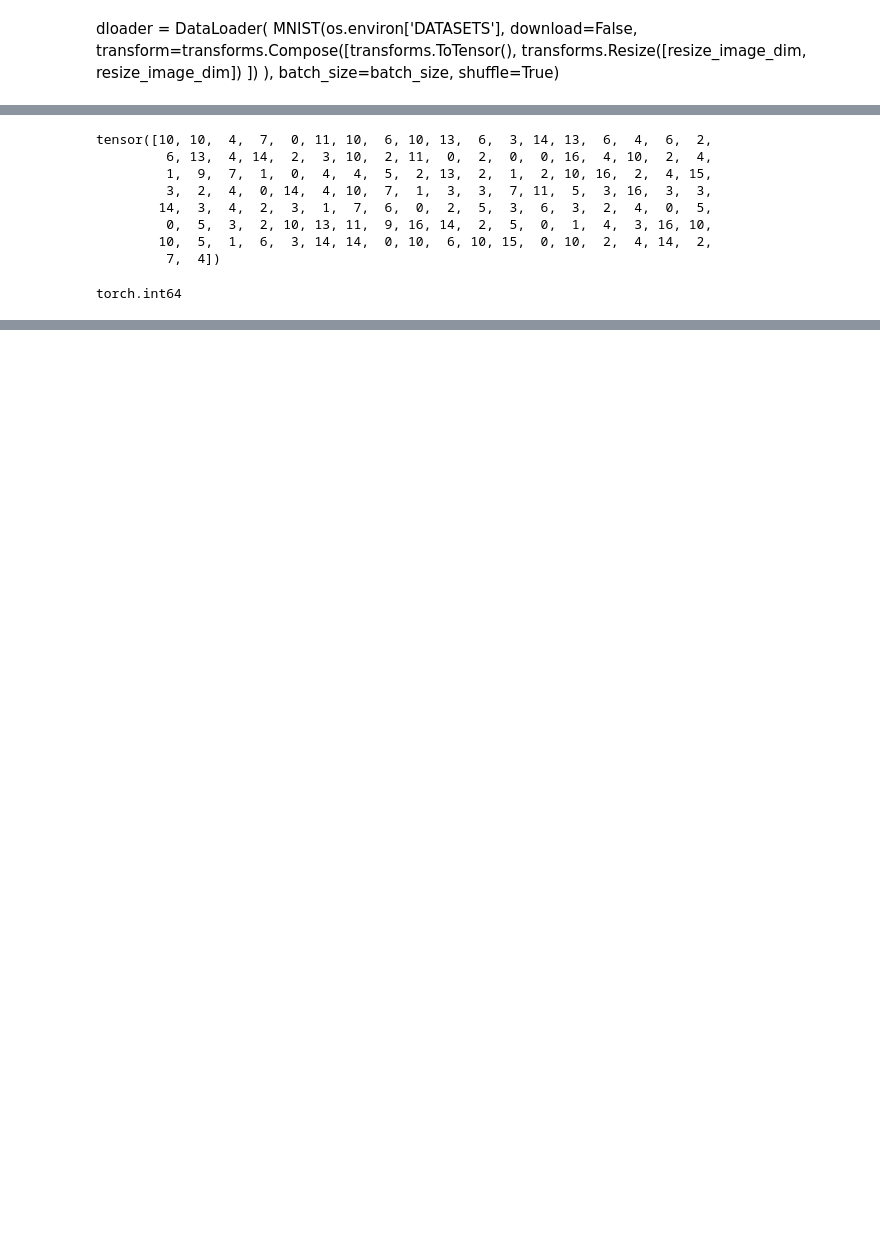
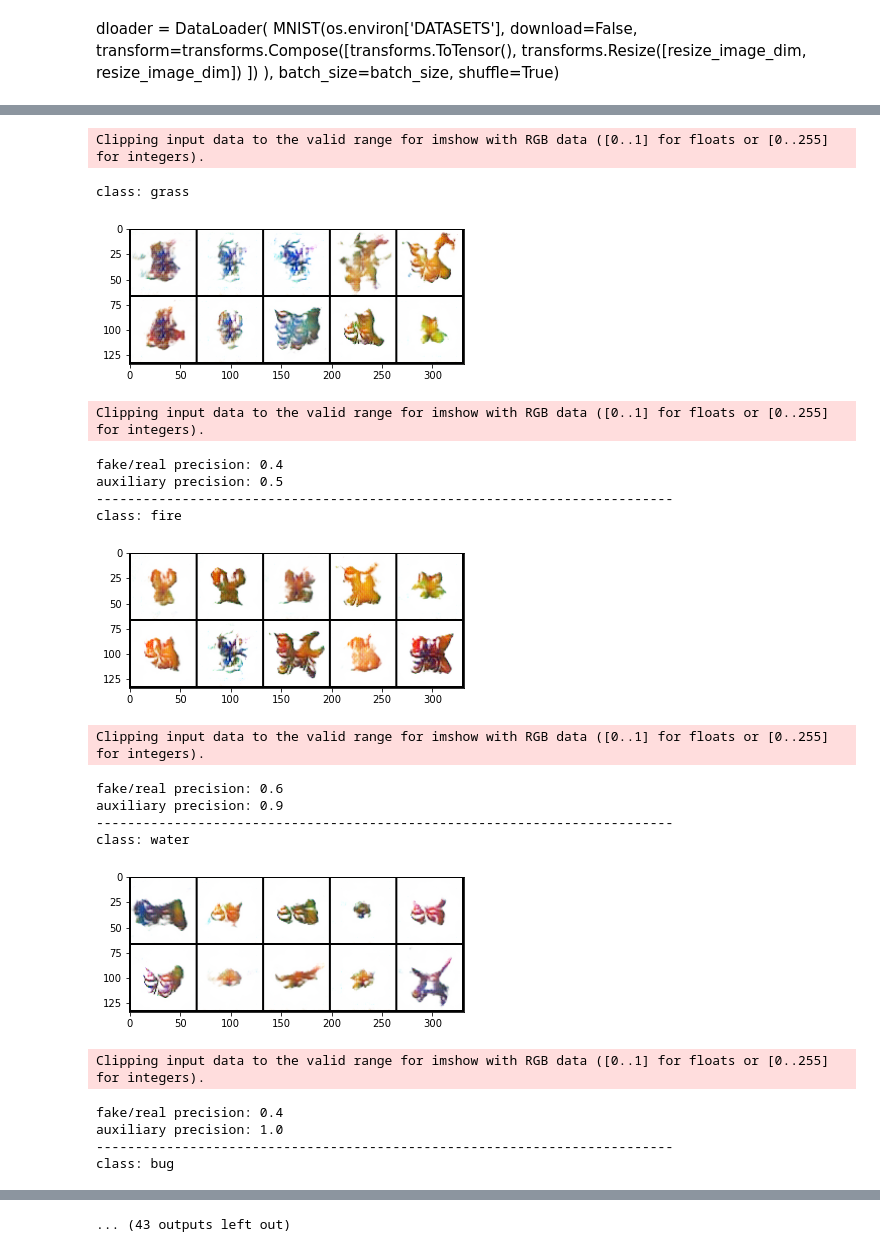
Before and after one commit to BenoitLeguay/GAN_IconClass, a Jupyter notebook: ACGAN.ipynb, the cells around one changed output, grey strips where cells are left out. Cells and saved outputs as stored; diff of their text form; code cells hidden in the pictures; blank space fills up the shorter version.

```diff
--- a/ACGAN.ipynb
+++ b/ACGAN.ipynb
@@ -61,19 +82,22 @@ tensor([ 2,  0,  3, 13,  7, 11, 10,  4,  9,  1,  3,  3,  7,  4,  6,  0,  3,  2,
 # %%
-betas = (.5, .999)
+betas = {'1': .5, '2': .999}
 n_channel = 1 if greyscale else 3
-n_feature = 64
+n_feature = 32
 z_dim = 100
 n_classes = len(dset.label_map)
+load_inception = False
 
-params = {'gen': {'n_feature': n_feature,
-                  'n_channel': n_channel,
+params = {'gen': {'n_feature': int(n_feature),
+                  'n_channel': int(n_channel),
                   'lr': 1e-4,
                   'betas': betas},
-          'disc': {'n_channel': n_channel,
-                   'n_feature': n_feature,
+          'disc': {'n_channel': int(n_channel),
+                   'n_feature': int(n_feature),
                    'lr': 1e-4,
                    'betas': betas},
-          'z_dim': z_dim,
-          'n_conv_block': n_conv_block,
-          'n_classes': n_classes
+          'z_dim': int(z_dim),
+          'n_conv_block': int(n_conv_block),
+          'n_classes': int(n_classes),
+          'dataset': dset.describe(),
+          'batch_size': int(batch_size)
          }
@@ -89,5 +117,5 @@ RESUMING TRAINING...
 # %%
 gan.init_tensorboard(main_dir='runs', subdir=gan_id, port=8008)
 # %%
-gan.train(n_epoch=1000, dataloader=dloader, gan_id=gan_id)
+gan.train(n_epoch=1000, dataloader=dloader, gan_id=gan_id+'checkpointmode')
 # %% [markdown]
@@ -95,7 +122,0 @@ gan.train(n_epoch=1000, dataloader=dloader, gan_id=gan_id)
-# %%
-being_class = 1
-print(f"class: {dset.label_map[being_class]}")
-fakes, classes = gan.generate_fake(10, train=False, being_class=being_class)
-
-
-show_tensor_images(fakes)
@@ -127,15 +123,33 @@ _, real_aux = gan.discriminator(images.to(var.device))
-# %%
-labels
-# %% [output]
-tensor([10, 10,  4,  7,  0, 11, 10,  6, 10, 13,  6,  3, 14, 13,  6,  4,  6,  2,
-         6, 13,  4, 14,  2,  3, 10,  2, 11,  0,  2,  0,  0, 16,  4, 10,  2,  4,
-         1,  9,  7,  1,  0,  4,  4,  5,  2, 13,  2,  1,  2, 10, 16,  2,  4, 15,
-         3,  2,  4,  0, 14,  4, 10,  7,  1,  3,  3,  7, 11,  5,  3, 16,  3,  3,
-        14,  3,  4,  2,  3,  1,  7,  6,  0,  2,  5,  3,  6,  3,  2,  4,  0,  5,
-         0,  5,  3,  2, 10, 13, 11,  9, 16, 14,  2,  5,  0,  1,  4,  3, 16, 10,
-        10,  5,  1,  6,  3, 14, 14,  0, 10,  6, 10, 15,  0, 10,  2,  4, 14,  2,
-         7,  4])
-# %%
-(torch.ones((4, )).long() * 5).dtype
-# %% [output]
-torch.int64
+# %%
+for label_id, label_name in dset.label_map.items():
+    print(f"class: {dset.label_map[label_id]}")
+    with torch.no_grad():
+        fakes, classes = gan.generate_fake(10, train=False, being_class=label_id)
+        adv, aux = gan.discriminator(fakes)
+        adv_label = adv < .5
+        aux_label = torch.argmax(aux, dim=1) == classes.cuda()
+    show_tensor_images(fakes)
+    print(f"fake/real precision: {round((adv_label.sum()/ len(adv_label)).item(), 2)}")
+    print(f"auxiliary precision: {round((aux_label.sum()/ len(aux_label)).item(), 2)}")
+    print("--------------------------------------------------------------------------")
+# %% [output]
+Clipping input data to the valid range for imshow with RGB data ([0..1] for floats or [0..255] for integers).
+class: grass
+[figure, added]
+Clipping input data to the valid range for imshow with RGB data ([0..1] for floats or [0..255] for integers).
+fake/real precision: 0.4
+auxiliary precision: 0.5
+--------------------------------------------------------------------------
+class: fire
+[figure, added]
+Clipping input data to the valid range for imshow with RGB data ([0..1] for floats or [0..255] for integers).
+fake/real precision: 0.6
+auxiliary precision: 0.9
+--------------------------------------------------------------------------
+class: water
+[figure, added]
+Clipping input data to the valid range for imshow with RGB data ([0..1] for floats or [0..255] for integers).
+fake/real precision: 0.4
+auxiliary precision: 1.0
+--------------------------------------------------------------------------
+class: bug
@@ -141,0 +157 @@ torch.int64
+... (43 outputs left out)
```
Also changed, not shown: parts of 22 cells of this notebook, 10 other files.
